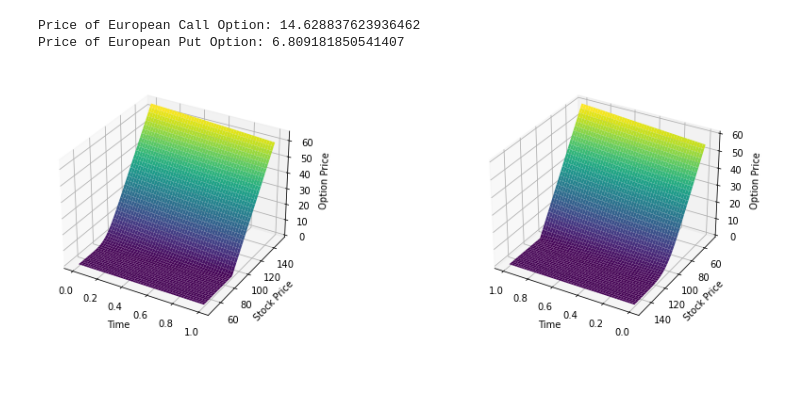
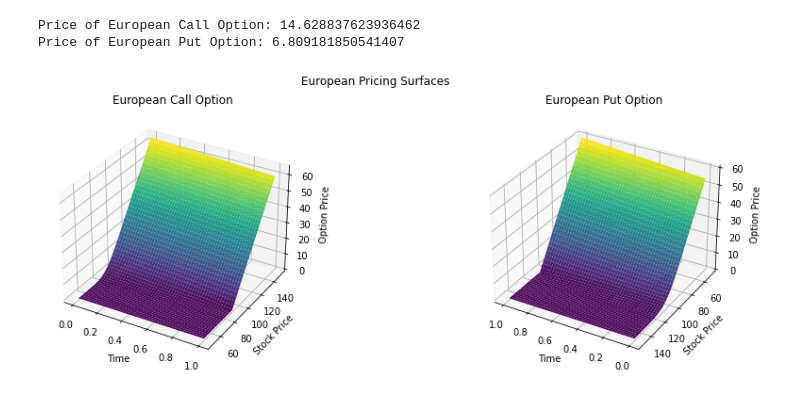
Before and after one commit to brennanmanning/Option-Pricing-Visualization, a Jupyter notebook: Example.ipynb, the cells around one changed output. Cells and saved outputs as stored; diff of their text form; code cells hidden in the pictures.

Commit message:
Fixed issues with Plotting

```diff
--- a/Example.ipynb
+++ b/Example.ipynb
@@ -177,11 +177,13 @@ Price of European Put Option: 6.809181850541407
 # %%
 fig = plt.figure(figsize = (15, 5))
 ax1 = fig.add_subplot(121, projection = "3d")
 ax2 = fig.add_subplot(122, projection = "3d")
 EuropeanCall.get_pricing_surface(50, 150, ax1)
 EuropeanPut.get_pricing_surface(50, 150, ax2)
 ax2.view_init(azim = 120)
-fig.suptitle("
+ax1.set_title("European Call Option")
+ax2.set_title("European Put Option")
+fig.suptitle("European Pricing Surfaces")
 plt.show()
 # %% [output]
-[figure, old version]
+[figure, new version]
```
Also changed, not shown: 1 other file.
